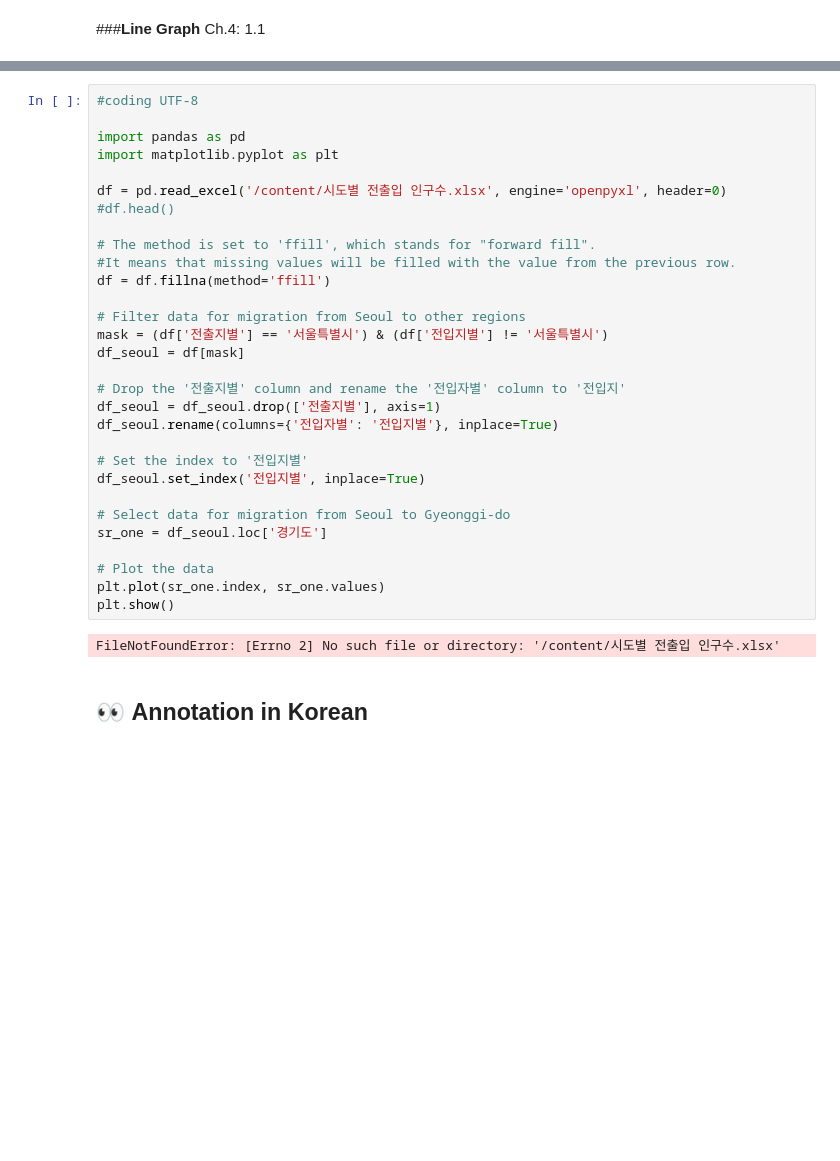
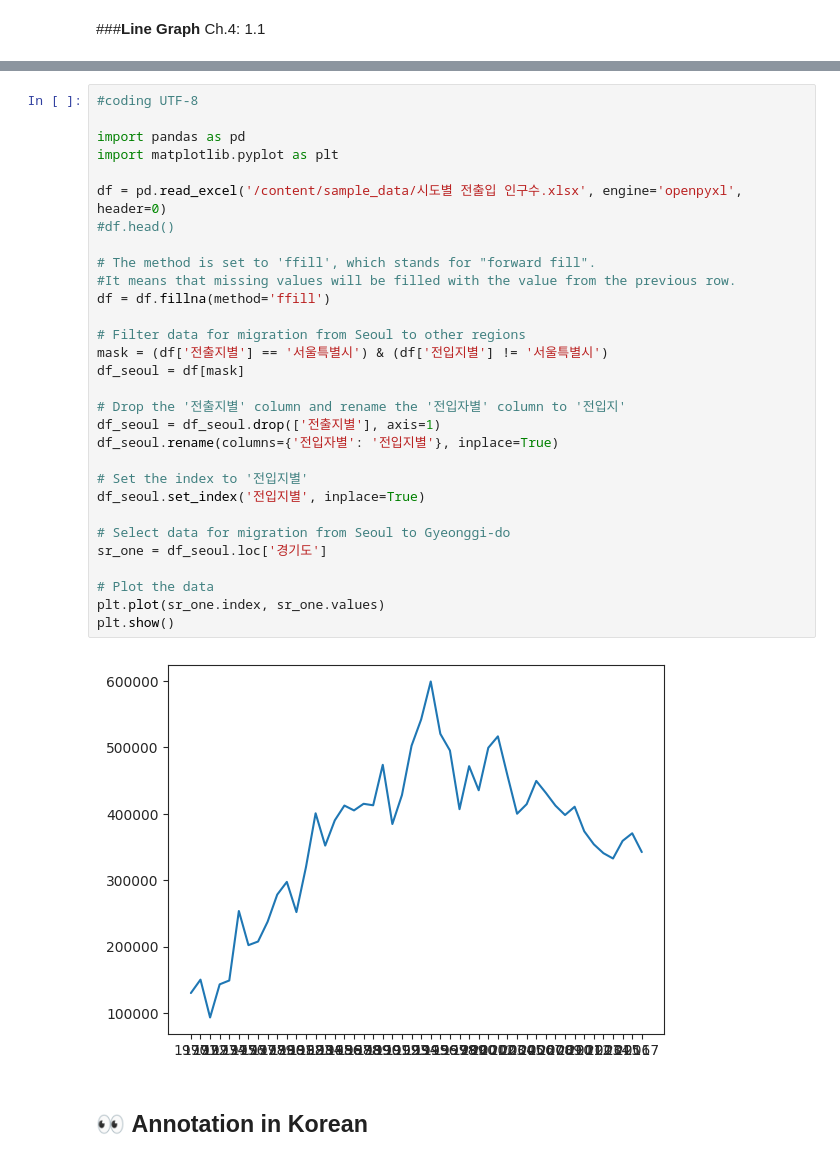
Before and after one commit to sakrl0413/Data_Analysis, a Jupyter notebook: 8_BasicStats_Graphs.ipynb, the cells around one changed output, grey strips where cells are left out. Cells and saved outputs as stored; diff of their text form; blank space fills up the shorter version.

```diff
--- a/8_BasicStats_Graphs.ipynb
+++ b/8_BasicStats_Graphs.ipynb
@@ -121,35 +73,35 @@ SyntaxError: invalid syntax (<ipython-input-13-e7a49c804c5f>, line 6)
 # %%
 #coding UTF-8
 
 import pandas as pd
 import matplotlib.pyplot as plt
 
-df = pd.read_excel('/content/시도별 전출입 인구수.xlsx', engine='openpyxl', header=0)
+df = pd.read_excel('/content/sample_data/시도별 전출입 인구수.xlsx', engine='openpyxl', header=0)
 #df.head()
 
 # The method is set to 'ffill', which stands for "forward fill".
 #It means that missing values will be filled with the value from the previous row.
 df = df.fillna(method='ffill')
 
 # Filter data for migration from Seoul to other regions
 mask = (df['전출지별'] == '서울특별시') & (df['전입지별'] != '서울특별시')
 df_seoul = df[mask]
 
 # Drop the '전출지별' column and rename the '전입자별' column to '전입지'
 df_seoul = df_seoul.drop(['전출지별'], axis=1)
 df_seoul.rename(columns={'전입자별': '전입지별'}, inplace=True)
 
 # Set the index to '전입지별'
 df_seoul.set_index('전입지별', inplace=True)
 
 # Select data for migration from Seoul to Gyeonggi-do
 sr_one = df_seoul.loc['경기도']
 
 # Plot the data
 plt.plot(sr_one.index, sr_one.values)
 plt.show()
 # %% [output]
-FileNotFoundError: [Errno 2] No such file or directory: '/content/시도별 전출입 인구수.xlsx'
+[figure, added]
 # %% [markdown]
 ## 👀 **Annotation in Korean**
 # %%
```
Also changed, not shown: parts of 5 cells of this notebook.
